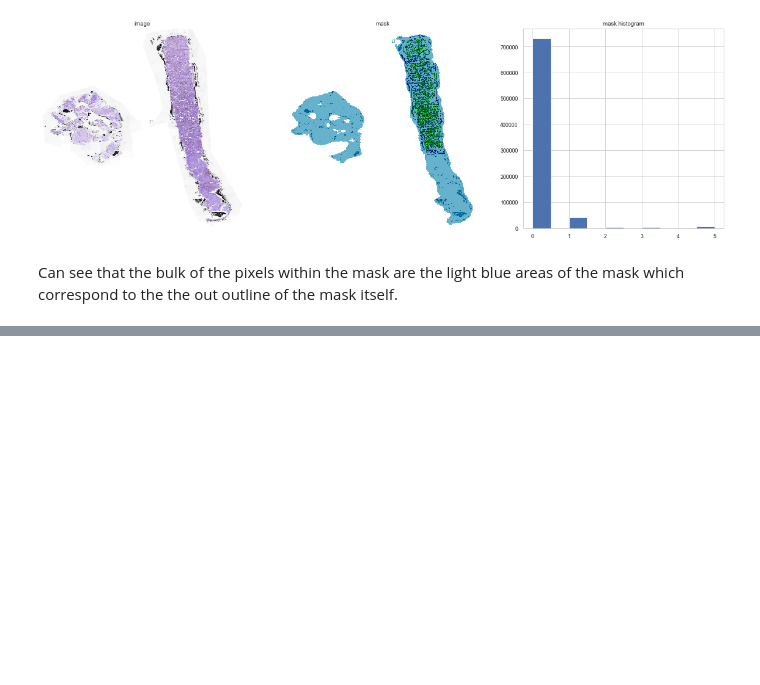
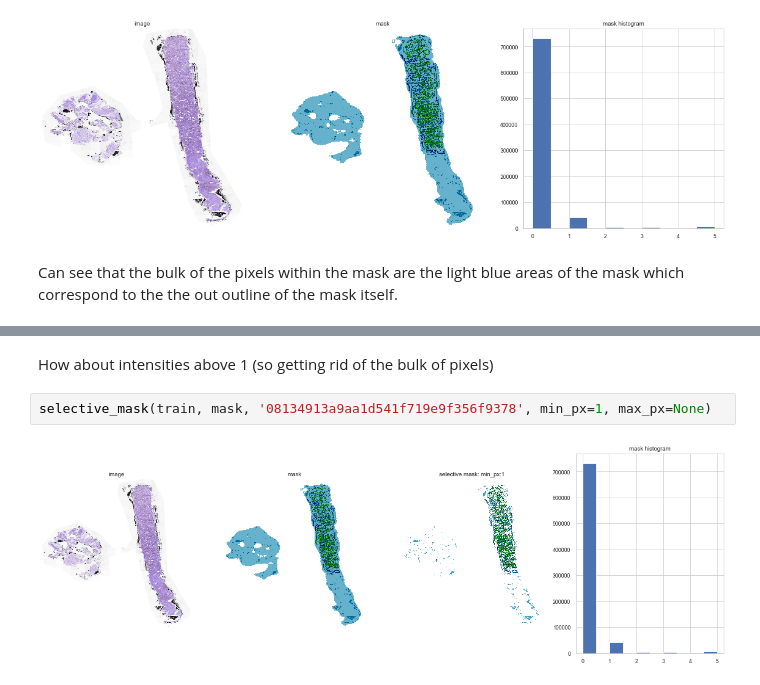
Before and after one commit to asvcode/MedicalImaging, a Jupyter notebook: _notebooks/2020-06-25-Selective-Mask.ipynb, the cells around one changed output, grey strips where cells are left out. Saved outputs shown, nothing was run; the diff lists cells and outputs as text; blank space fills up the shorter version.

```diff
--- a/_notebooks/2020-06-25-Selective-Mask.ipynb
+++ b/_notebooks/2020-06-25-Selective-Mask.ipynb
@@ -121,0 +164,6 @@ Can see that the bulk of the pixels within the mask are the light blue areas of
+# %% [markdown]
+How about intensities above 1 (so getting rid of the bulk of pixels)
+# %%
+selective_mask(train, mask, '08134913a9aa1d541f719e9f356f9378', min_px=1, max_px=None)
+# %% [output]
+[figure, added]
```
Also changed, not shown: parts of 18 cells of this notebook.
